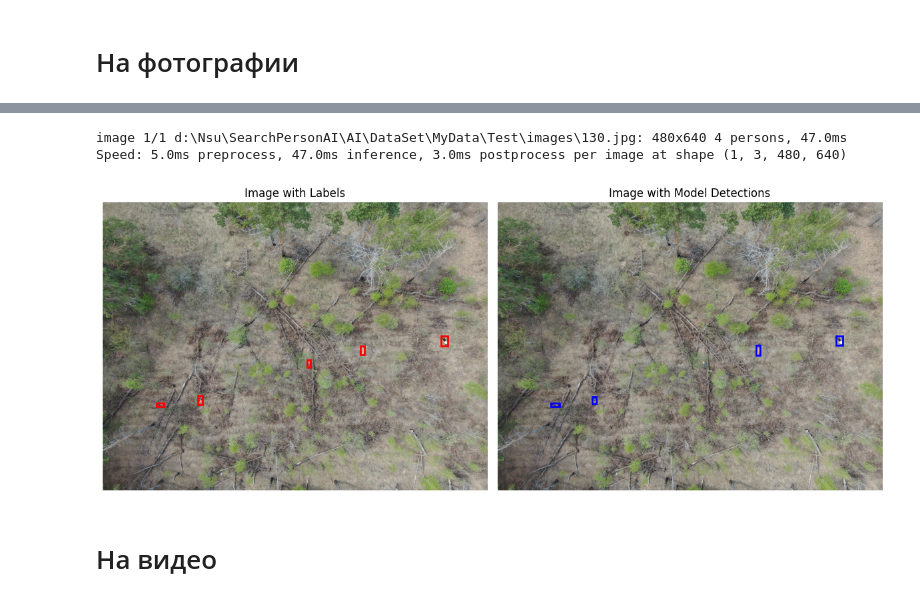
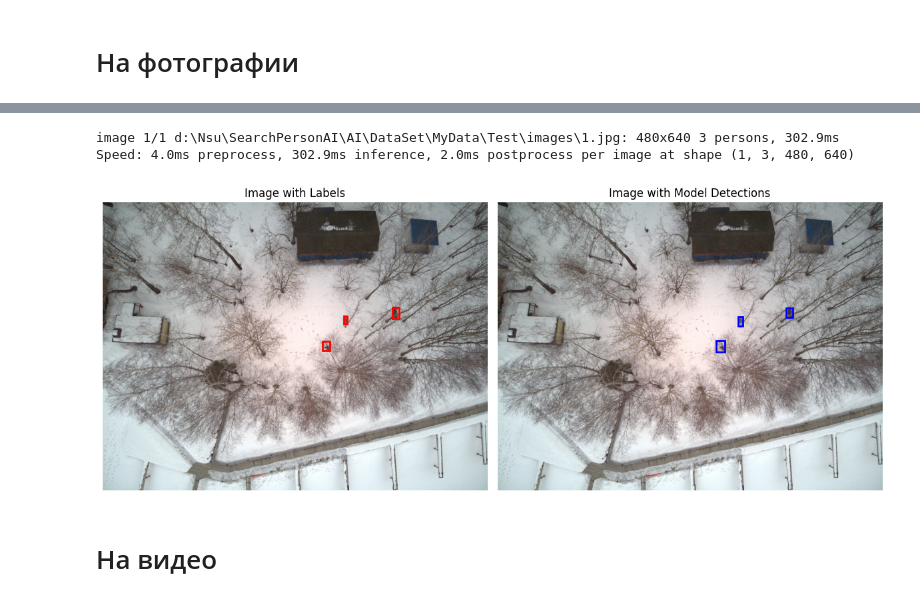
Before and after one commit to EmelyanovAlexey/SearchPersonAI, a Jupyter notebook: AI/inferents.ipynb, the cells around one changed output, grey strips where cells are left out. Cells and saved outputs as stored; diff of their text form; code cells hidden in the pictures.

```diff
--- a/AI/inferents.ipynb
+++ b/AI/inferents.ipynb
@@ -37,37 +37,37 @@ Speed: 5.6ms preprocess, 58.6ms inference, 158.7ms postprocess per image at shap
 # %%
-NAME = '130'
+NAME = '1'
 results = model(f'{PATH_TEST_IMAGES}/{NAME}.jpg')  # Замените на путь к вашему изображению
 img = Image.open(f'{PATH_TEST_IMAGES}/{NAME}.jpg')
 labels = load_labels(f'{PATH_TEST_LABELS}/{NAME}.txt')
 
 # Создаем подграфики для отображения
 fig, axes = plt.subplots(1, 2, figsize=(12, 6))
 
 # Отображаем исходное изображение с метками
 plot_image_with_boxes(img, labels, axes[0], 'Image with Labels')
 
 # Отображаем изображение с результатами модели
 boxes_model = results[0].boxes.xyxy  # Доступ к результатам первого изображения
 for box in boxes_model:
     x1, y1, x2, y2 = box.tolist()
     axes[1].add_patch(plt.Rectangle(
         (x1, y1), x2 - x1, y2 - y1,
         fill=False, edgecolor='blue', linewidth=2
     ))
 
 axes[1].imshow(img)
 axes[1].set_title('Image with Model Detections')
 
 # Убираем оси и показываем изображения
 for ax in axes:
     ax.axis('off')
 
 plt.tight_layout()  # Чтобы картинки не накладывались друг на друга
 plt.show()
 # %% [output]
-image 1/1 d:\Nsu\SearchPersonAI\AI\DataSet\MyData\Test\images\130.jpg: 480x640 4 persons, 47.0ms
-Speed: 5.0ms preprocess, 47.0ms inference, 3.0ms postprocess per image at shape (1, 3, 480, 640)
+image 1/1 d:\Nsu\SearchPersonAI\AI\DataSet\MyData\Test\images\1.jpg: 480x640 3 persons, 302.9ms
+Speed: 4.0ms preprocess, 302.9ms inference, 2.0ms postprocess per image at shape (1, 3, 480, 640)
-[figure, old version]
+[figure, new version]
 # %% [markdown]
 # На видео
 # %%
```
Also changed, not shown: parts of 1 cell of this notebook, 3 other files.
